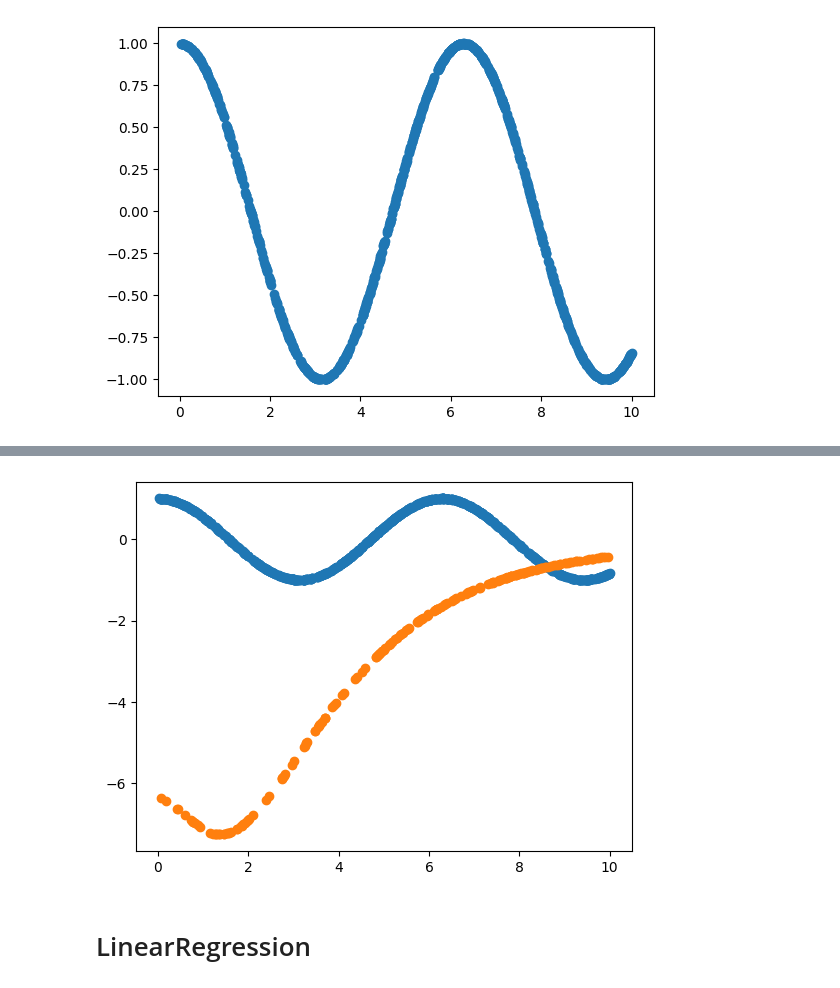
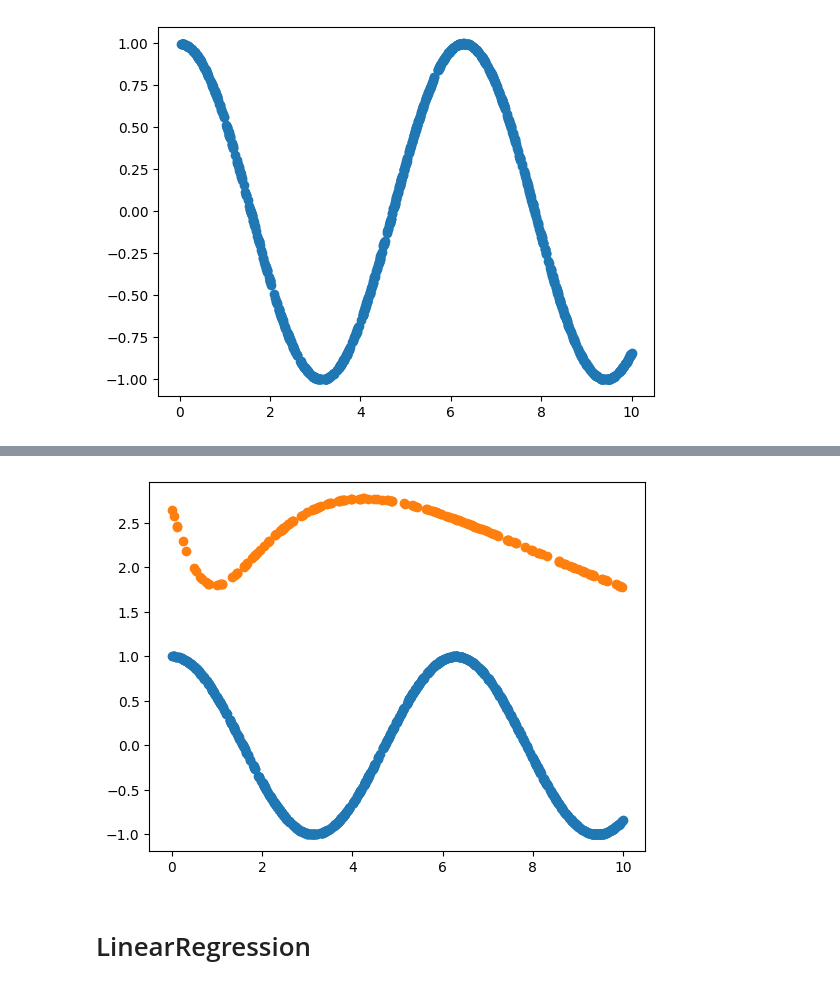
Before and after one commit to PHILIPP111007/ML, a Jupyter notebook: phils_model/main_with_c.ipynb, the cells around one changed output, grey strips where cells are left out. Cells and saved outputs as stored; diff of their text form; code cells hidden in the pictures.

```diff
--- a/phils_model/main_with_c.ipynb
+++ b/phils_model/main_with_c.ipynb
@@ -284,12 +284,12 @@ lib = ctypes.CDLL('./functions.so')
 train_dataset = Dataset(samples=X_train, targets=y_train)
 
 layers = [
-    Linear(1,1000, activation=Sigmoid()),
-    Linear(1000,1),
+    Linear(1,100, activation=Sigmoid()),
+    Linear(100,1),
 ]
 
-model = Model(layers=layers, loss=MSELoss(), regression=True, max_change=0.0001)
-model.fit(dataset=train_dataset, n_epoch=1, learning_rate=0.0000000000000001, verbose=1)
+model = Model(layers=layers, loss=CrossEntropy(), regression=True, max_change=10000000000000)
+model.fit(dataset=train_dataset, n_epoch=1, learning_rate=0.000001, verbose=1)
 
 preds = []
 for i in X_val:
@@ -304,4 +304,4 @@ Epoch 1 / 1. Loss: 0.006922
-[figure, old version]
+[figure, new version]
 # %% [markdown]
 # LinearRegression
 # %%
```
Also changed, not shown: parts of 8 cells of this notebook.
